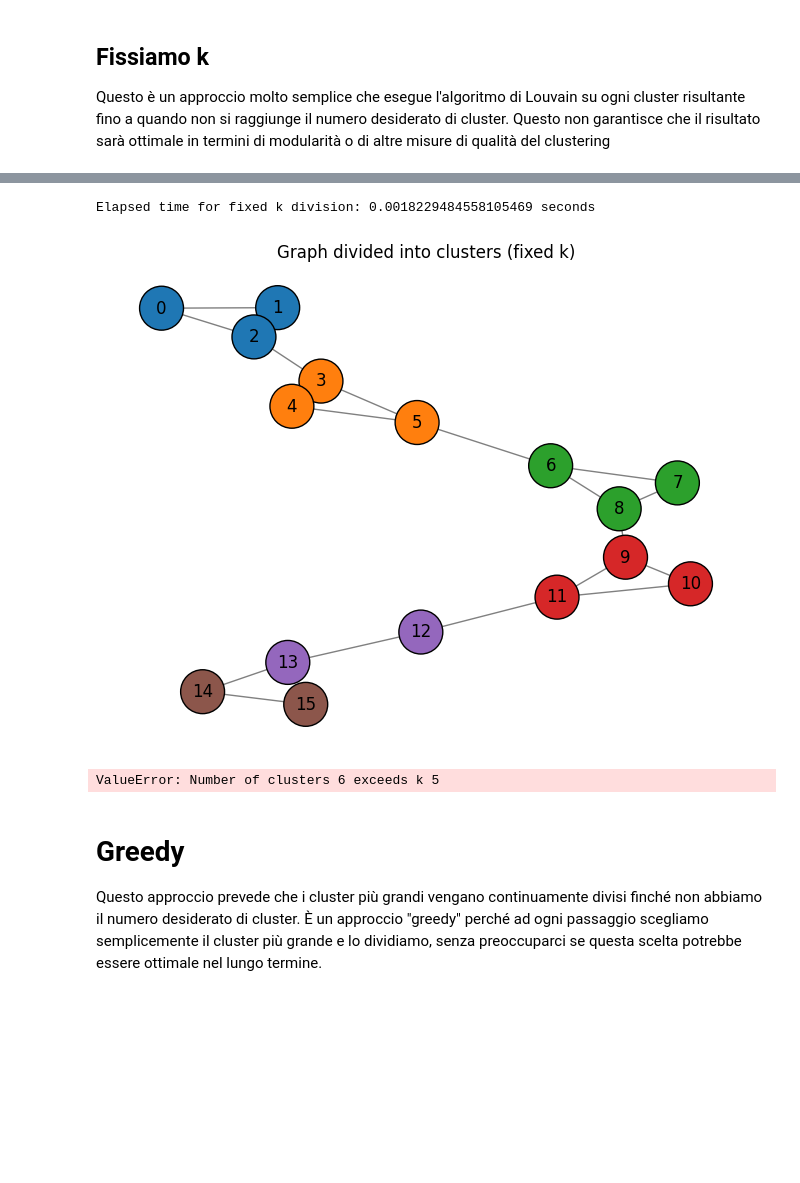
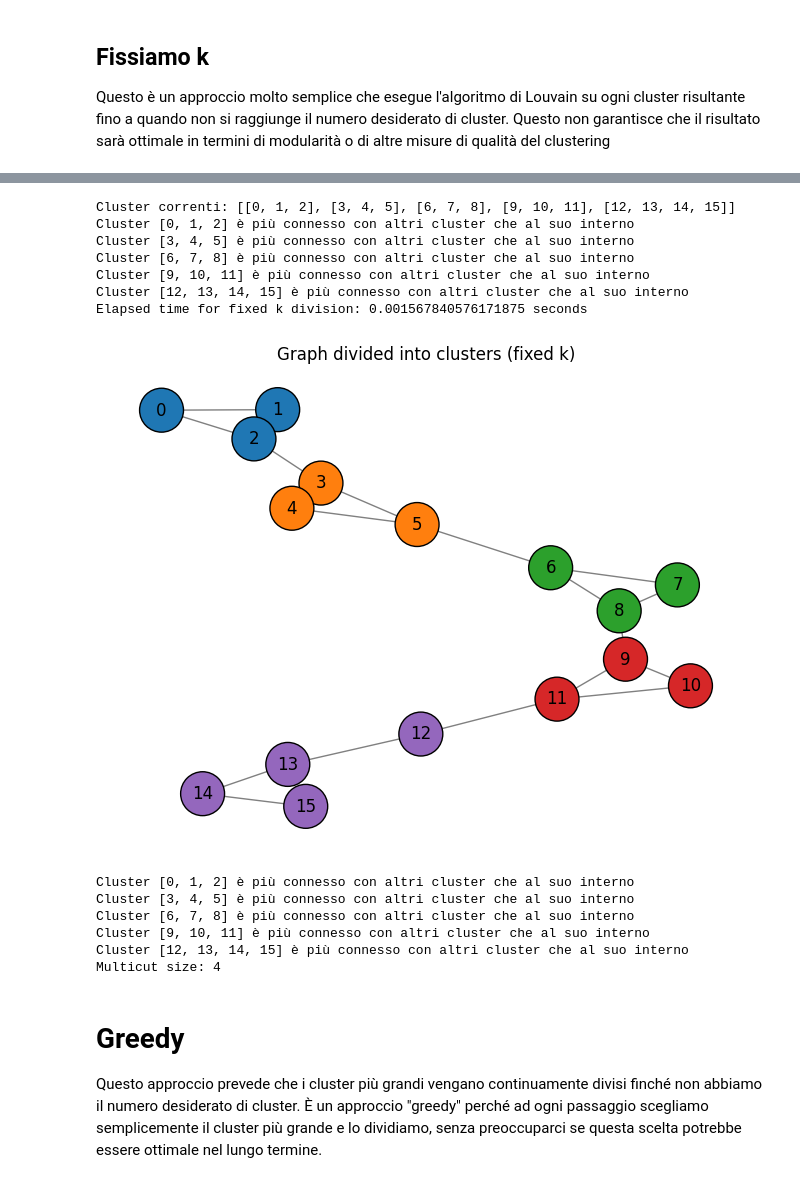
Before and after one commit to ele10-code/k-clustering, a Jupyter notebook: k-clustering.ipynb, the cells around one changed output, grey strips where cells are left out. Drawn from its saved outputs; the diff is of its cells as text; code cells hidden in the pictures; blank space fills up the shorter version.

Commit message:
fixed bug and Creating a diagram

```diff
--- a/k-clustering.ipynb
+++ b/k-clustering.ipynb
@@ -558,14 +558,23 @@ def divide_into_clusters_fixed_k(graph, k):
         new_clusters = list(new_clusters.values())
         if len(new_clusters) > 1:
             current_clusters[largest_cluster_index] = new_clusters[0]
-            current_clusters.extend(new_clusters[1:])
-            while len(current_clusters) > k:
-                smallest_cluster_index = min(range(len(current_clusters)), key=lambda index: len(current_clusters[index]))
-                current_clusters.pop(smallest_cluster_index)
+            for new_cluster in new_clusters[1:]:
+                current_clusters.append(new_cluster)   # Aggiungiamo sempre i nuovi cluster
         else:
             break
+        print("Cluster correnti:", current_clusters)
+
+    while len(current_clusters) > k:
+        # trova i due cluster più piccoli
+        smallest_clusters_indices = sorted(range(len(current_clusters)), key=lambda index: len(current_clusters[index]))[:2]
+        # uniscili
+        current_clusters[smallest_clusters_indices[0]] += current_clusters[smallest_clusters_indices[1]]
+        # rimuovi il secondo cluster più piccolo
+        current_clusters.pop(smallest_clusters_indices[1])
+
     check_clusters(graph, current_clusters)
     return current_clusters
+
 
 def check_clusters(graph, clusters):
     # Check that each node belongs to exactly one cluster
@@ -583,23 +592,18 @@ def check_clusters(graph, clusters):
     for cluster in clusters:
         subgraph = graph.subgraph(cluster)
         if not any(edge for edge in subgraph.edges()):
-            raise ValueError(f"Cluster {cluster} has no edges")
+            print(f"Cluster {cluster} has no edges")
 
     # Check that each cluster is more connected within itself than with other clusters
-    for i, cluster in enumerate(clusters):
+    for cluster in clusters:
         subgraph = graph.subgraph(cluster)
         edges_within = len(subgraph.edges())
         edges_to_other_clusters = sum(len(list(graph.edges(node))) for node in cluster) - edges_within
         if edges_to_other_clusters > edges_within:
-            # If a cluster is not more connected within itself than with other clusters, try to split it into smaller clusters
-            partition = community_louvain.best_partition(subgraph)
-            new_clusters = defaultdict(list)
-            for node, cluster_index in partition.items():
-                new_clusters[cluster_index].append(node)
-            new_clusters = list(new_clusters.values())
-            # Replace the current cluster with the new clusters
-            clusters[i] = new_clusters[0]
-            clusters.extend(new_clusters[1:])
+            print(f"Cluster {cluster} è più connesso con altri cluster che al suo interno")
+
+
+
 
 def calculate_multicut_size(graph, clusters):
     multicut_size = 0
@@ -613,8 +617,8 @@ def calculate_multicut_size(graph, clusters):
 
 def check_solution(graph, clusters, k):
     # Check that the number of clusters does not exceed k
-    if len(clusters) > k:
-        raise ValueError(f"Number of clusters {len(clusters)} exceeds k {k}")
+    """  if len(clusters) > k:
+        raise ValueError(f"Number of clusters {len(clusters)} exceeds k {k}") """
 
     # Check the validity of the clusters
     check_clusters(graph, clusters)
@@ -623,6 +627,10 @@ def check_solution(graph, clusters, k):
     print(f"Multicut size: {calculate_multicut_size(graph, clusters)}")
 
 if __name__ == "__main__":
+
+    grafo = Graph()
+    for i in range(16):
+        grafo.aggiungi_vertice(i)
 
     # Crea un grafo con la tua classe Graph
     grafo.aggiungi_arco(0, 1)
@@ -697,7 +705,18 @@ Grafo iniziale:
 [figure]
-Elapsed time for fixed k division: 0.0018229484558105469 seconds
+Cluster correnti: [[0, 1, 2], [3, 4, 5], [6, 7, 8], [9, 10, 11], [12, 13, 14, 15]]
+Cluster [0, 1, 2] è più connesso con altri cluster che al suo interno
+Cluster [3, 4, 5] è più connesso con altri cluster che al suo interno
+Cluster [6, 7, 8] è più connesso con altri cluster che al suo interno
+Cluster [9, 10, 11] è più connesso con altri cluster che al suo interno
+Cluster [12, 13, 14, 15] è più connesso con altri cluster che al suo interno
+Elapsed time for fixed k division: 0.001567840576171875 seconds
-[figure, old version]
+[figure, new version]
-ValueError: Number of clusters 6 exceeds k 5
+Cluster [0, 1, 2] è più connesso con altri cluster che al suo interno
+Cluster [3, 4, 5] è più connesso con altri cluster che al suo interno
+Cluster [6, 7, 8] è più connesso con altri cluster che al suo interno
+Cluster [9, 10, 11] è più connesso con altri cluster che al suo interno
+Cluster [12, 13, 14, 15] è più connesso con altri cluster che al suo interno
+Multicut size: 4
 # %% [markdown]
 # Greedy
 
```
Also changed, not shown: parts of 7 cells of this notebook, 1 other file.
